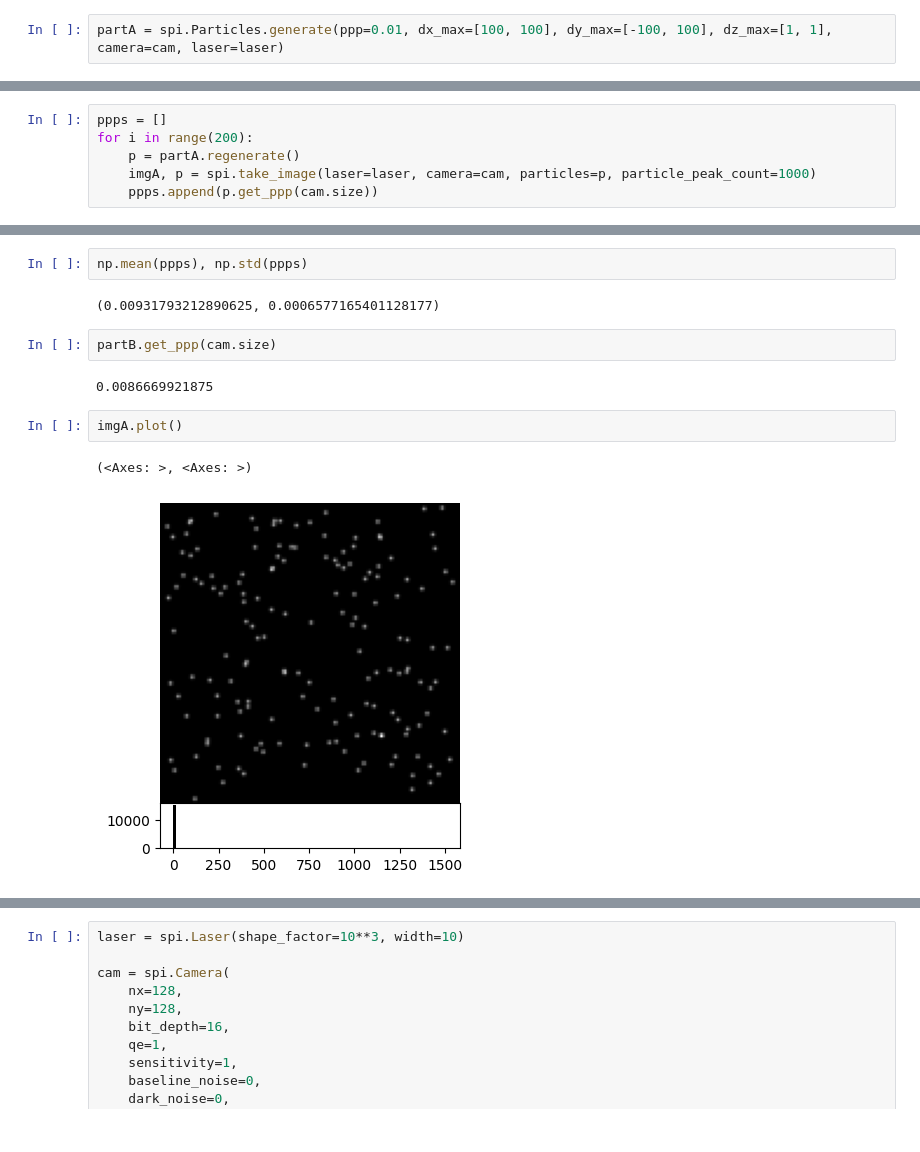
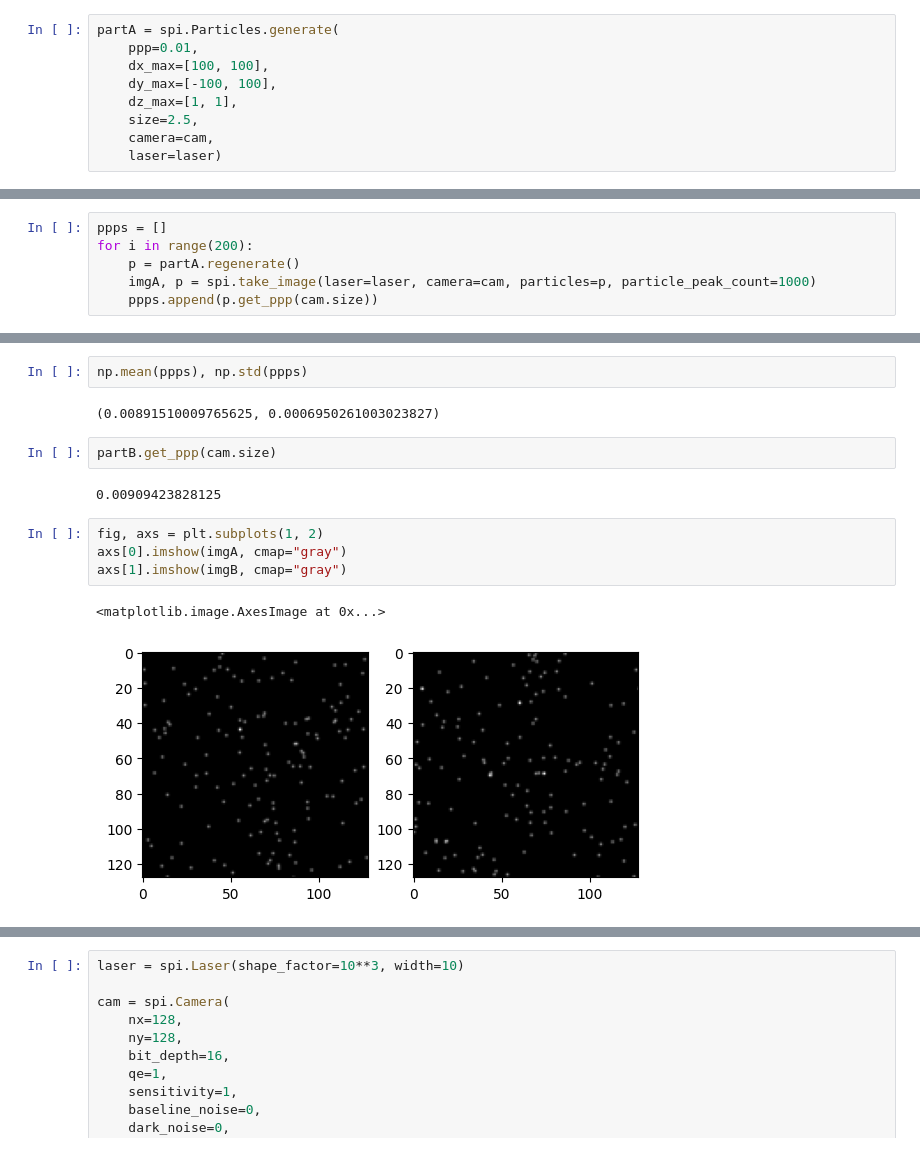
Before and after one commit to matthiasprobst/synpivimage, a Jupyter notebook: examples/out_of_plane.ipynb, the cells around one changed output, grey strips where cells are left out. Drawn from its saved outputs; the diff is of its cells as text.

```diff
--- a/examples/out_of_plane.ipynb
+++ b/examples/out_of_plane.ipynb
@@ -27,7 +30,14 @@ cam = spi.Camera(
     seed=10
 )
 # %%
-partA = spi.Particles.generate(ppp=0.01, dx_max=[100, 100], dy_max=[-100, 100], dz_max=[1, 1], camera=cam, laser=laser)
+partA = spi.Particles.generate(
+    ppp=0.01,
+    dx_max=[100, 100],
+    dy_max=[-100, 100],
+    dz_max=[1, 1],
+    size=2.5,
+    camera=cam,
+    laser=laser)
 # %%
 # partA = generate_particles(0.1, dx_max=[-100, 100], dy_max=[-100, 100], dz_max=[1, 1], camera=cam, laser=laser)
 print(partA.active.sum()/cam.nx/cam.ny)
@@ -77,13 +87,15 @@ _ = plt.hist(ppps, bins=50)
 # %%
 np.mean(ppps), np.std(ppps)
 # %% [output]
-(0.00931793212890625, 0.0006577165401128177)
+(0.00891510009765625, 0.0006950261003023827)
 # %%
 partB.get_ppp(cam.size)
 # %% [output]
-0.0086669921875
+0.00909423828125
 # %%
-imgA.plot()
+fig, axs = plt.subplots(1, 2)
+axs[0].imshow(imgA, cmap="gray")
+axs[1].imshow(imgB, cmap="gray")
 # %% [output]
-(<Axes: >, <Axes: >)
+<matplotlib.image.AxesImage at 0x...>
-[figure, old version]
+[figure, new version]
```
Also changed, not shown: parts of 16 cells of this notebook, 7 other files.
